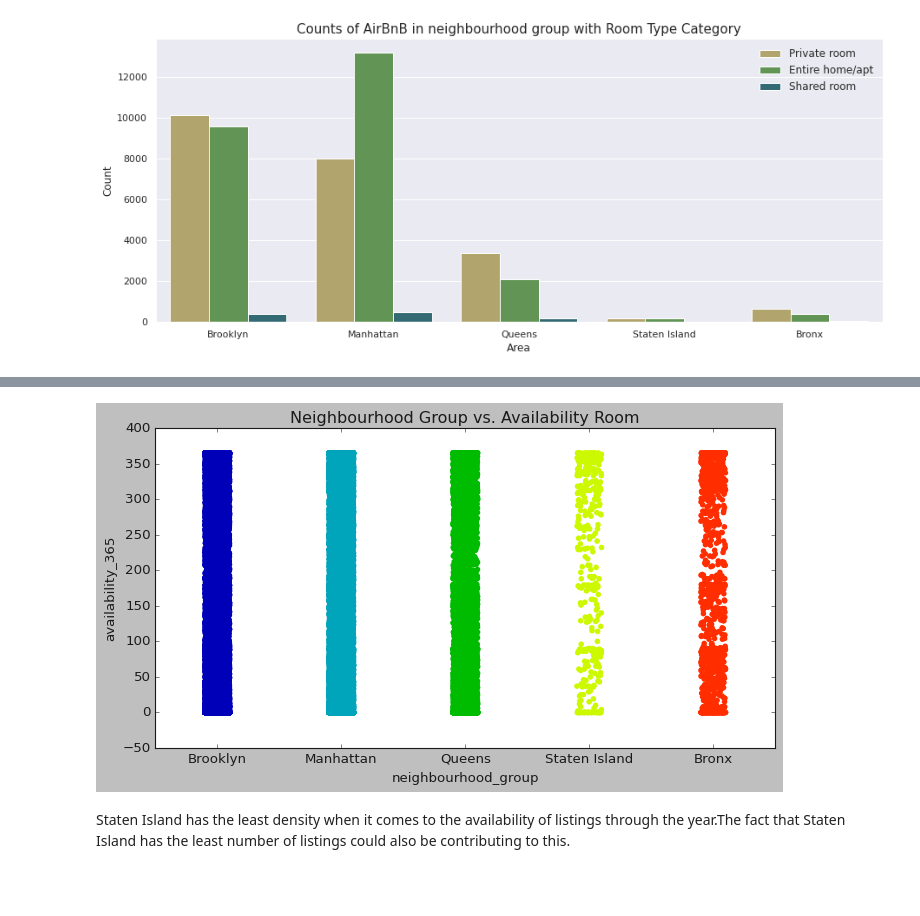
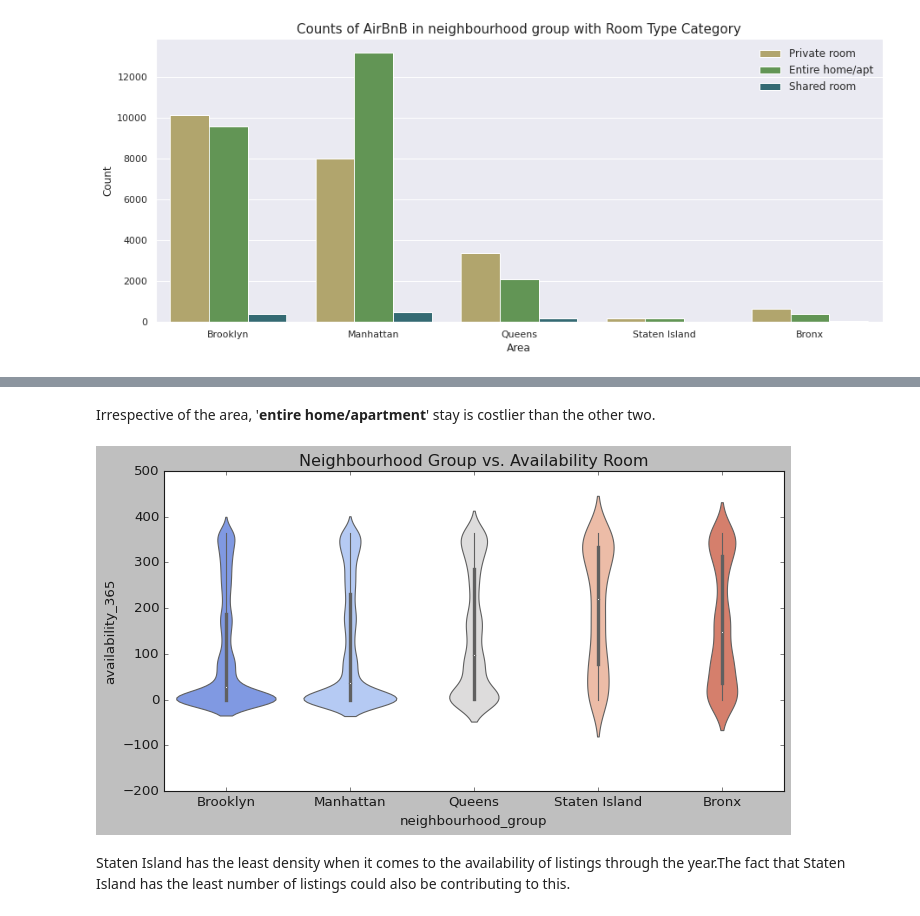
Before and after one commit to NayanaPradeep/Airbnb-Bookings-Analysis, a Jupyter notebook: Airbnb_Bookings_Analysis_Capstone_Project.ipynb, the cells around one changed output, grey strips where cells are left out. Saved outputs shown, nothing was run; the diff lists cells and outputs as text; code cells hidden in the pictures; blank space fills up the shorter version.

```diff
--- a/Airbnb_Bookings_Analysis_Capstone_Project.ipynb
+++ b/Airbnb_Bookings_Analysis_Capstone_Project.ipynb
@@ -473,10 +479,12 @@ plt.legend(frameon=False, fontsize=12)
+# %% [markdown]
+Irrespective of the area, '**entire home/apartment**' stay is costlier than the other two.
 # %%
 plt.figure(figsize=(10,5))
 plt.title("Neighbourhood Group vs. Availability Room")
-sns.stripplot(data=airbnb_df, x='neighbourhood_group',y='availability_365',palette="nipy_spectral")
+sns.violinplot(data=airbnb_df, x='neighbourhood_group',y='availability_365',palette="coolwarm")
 plt.show()
 # %% [output]
-[figure, old version]
+[figure, new version]
 # %% [markdown]
 Staten Island has the least density when it comes to the availability of listings through the year.The fact that Staten Island has the least number of listings could also be contributing to this.
 # %%
```
Also changed, not shown: parts of 9 cells of this notebook.
